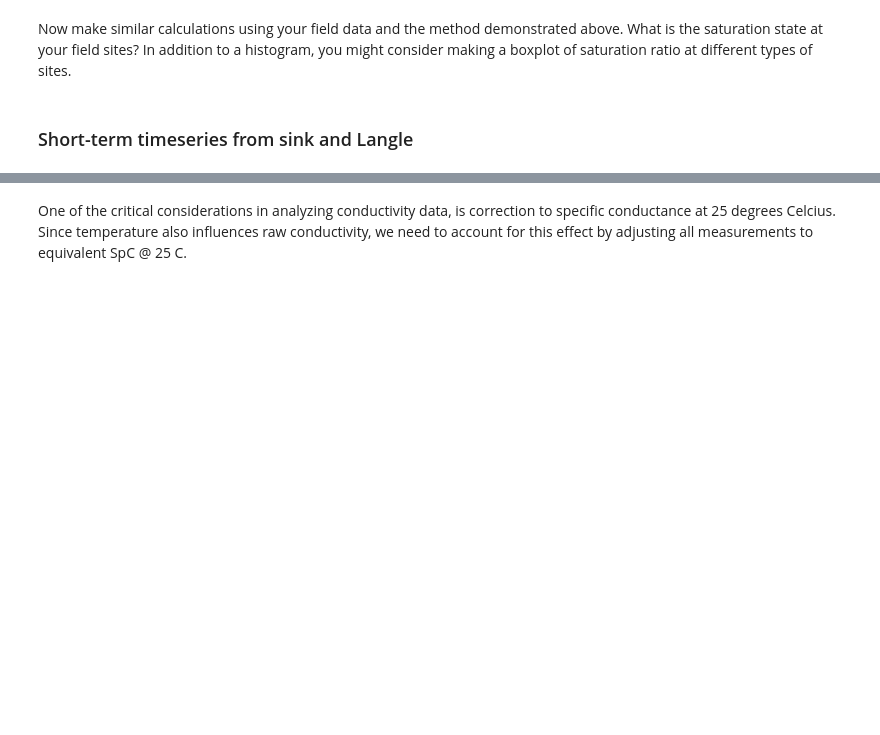
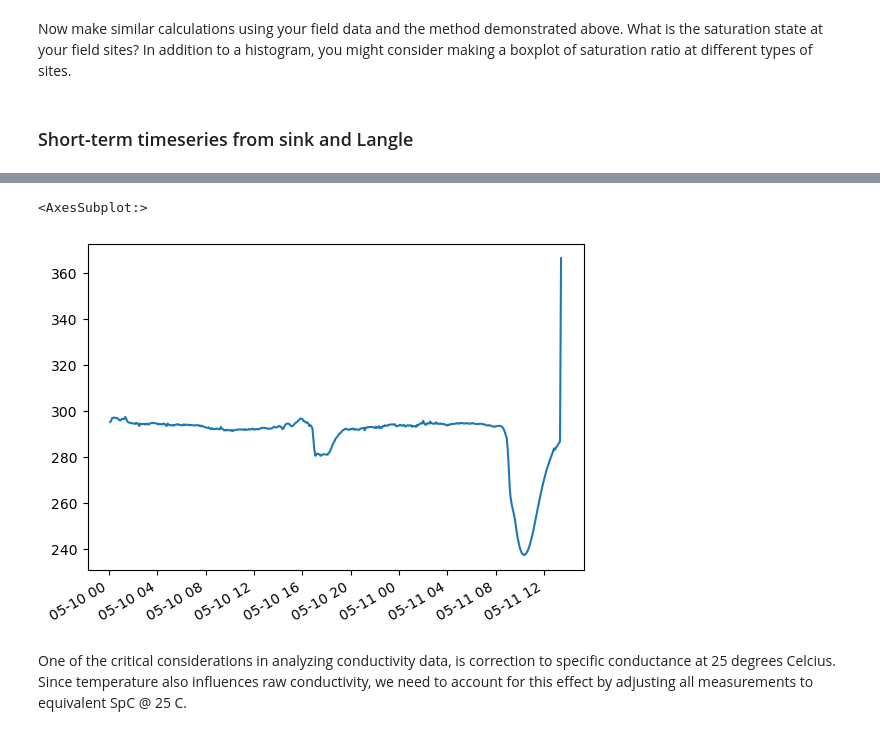
Before and after one commit to CovingtonResearchGroup/CCZ-student-python-training, a Jupyter notebook: Specific-Conductance.ipynb, the cells around one changed output, grey strips where cells are left out. Cells and saved outputs as stored; diff of their text form; code cells hidden in the pictures; blank space fills up the shorter version.

```diff
--- a/Specific-Conductance.ipynb
+++ b/Specific-Conductance.ipynb
@@ -176,3 +198,8 @@ Now make similar calculations using your field data and the method demonstrated
+# %%
+spc['2023-05-10':].plot()
+# %% [output]
+<AxesSubplot:>
+[figure, added]
 # %% [markdown]
 One of the critical considerations in analyzing conductivity data, is correction to specific conductance at 25 degrees Celcius. Since temperature also influences raw conductivity, we need to account for this effect by adjusting all measurements to equivalent SpC @ 25 C.
 # %% [markdown]
```
Also changed, not shown: parts of 1 cell of this notebook, 1 other file.
